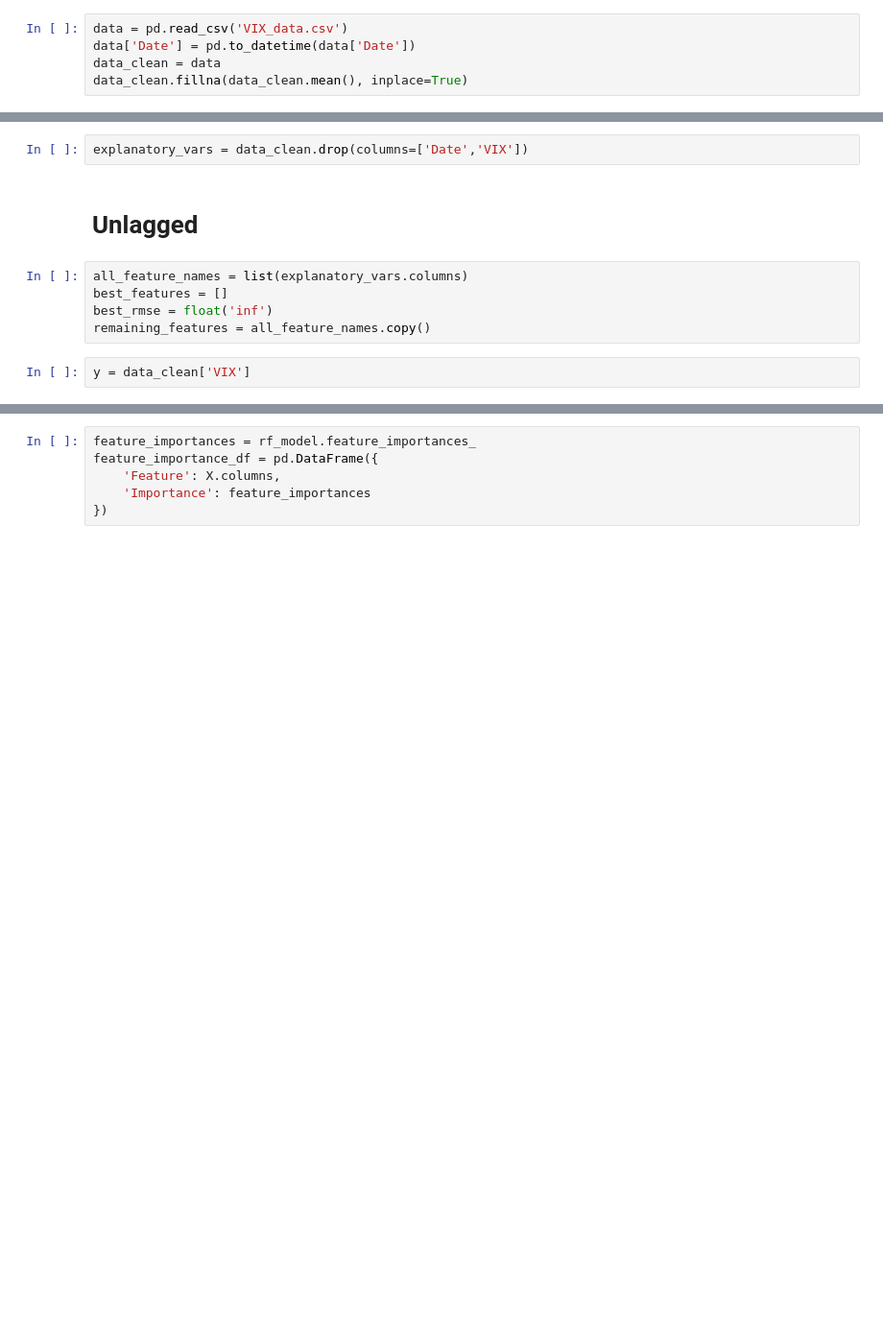
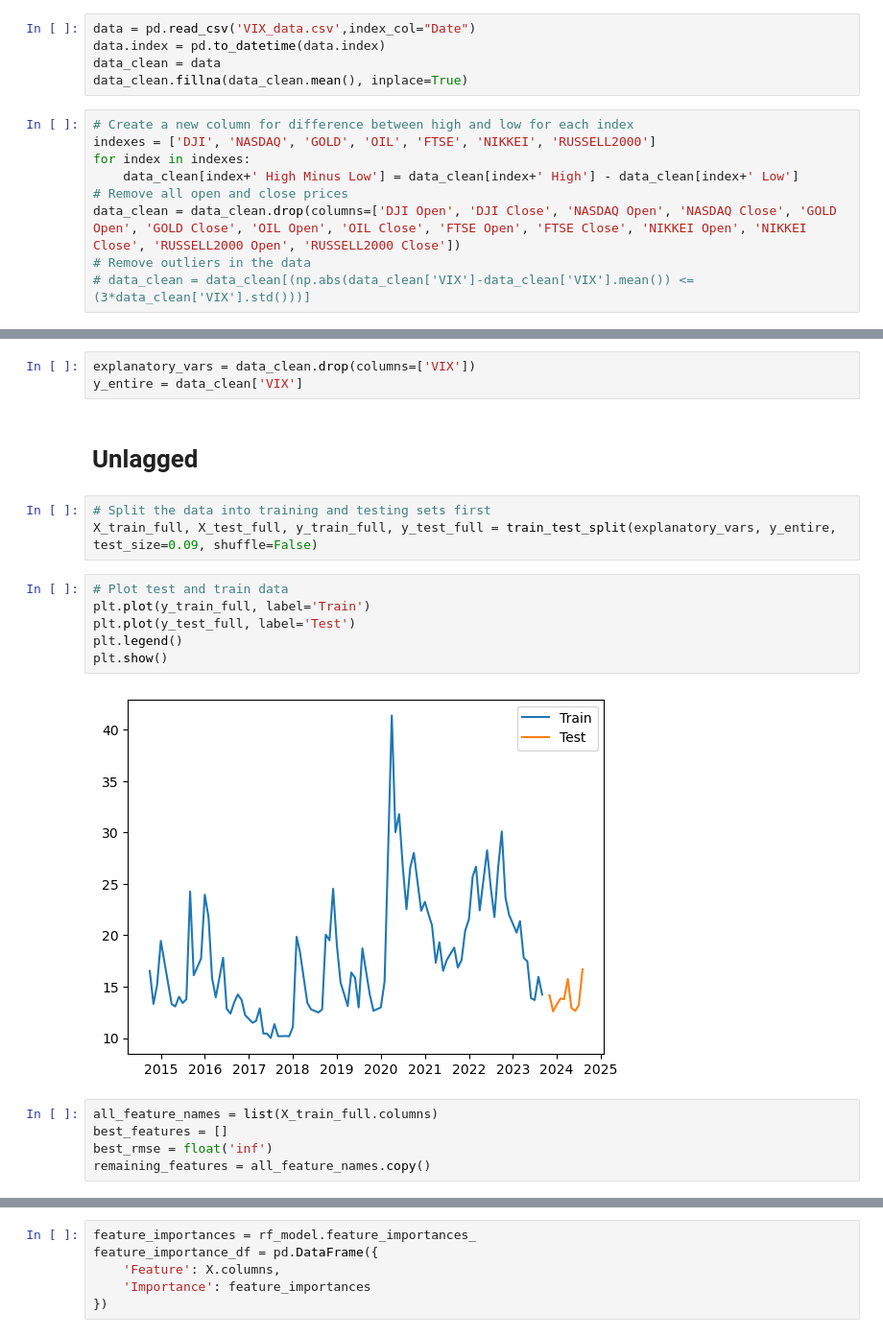
Before and after one commit to t-creech/VIX-Project, a Jupyter notebook: Random Forest Greedy.ipynb, the cells around one changed output, grey strips where cells are left out. Shown at 96% size. Drawn from its saved outputs; the diff is of its cells as text; blank space fills up the shorter version.

```diff
--- a/Random Forest Greedy.ipynb
+++ b/Random Forest Greedy.ipynb
@@ -9,5 +8,14 @@ from itertools import combinations
 # %%
-data = pd.read_csv('VIX_data.csv')
-data['Date'] = pd.to_datetime(data['Date'])
+data = pd.read_csv('VIX_data.csv',index_col="Date")
+data.index = pd.to_datetime(data.index)
 data_clean = data
 data_clean.fillna(data_clean.mean(), inplace=True)
+# %%
+# Create a new column for difference between high and low for each index
+indexes = ['DJI', 'NASDAQ', 'GOLD', 'OIL', 'FTSE', 'NIKKEI', 'RUSSELL2000']
+for index in indexes:
+    data_clean[index+' High Minus Low'] = data_clean[index+' High'] - data_clean[index+' Low']
+# Remove all open and close prices
+data_clean = data_clean.drop(columns=['DJI Open', 'DJI Close', 'NASDAQ Open', 'NASDAQ Close', 'GOLD Open', 'GOLD Close', 'OIL Open', 'OIL Close', 'FTSE Open', 'FTSE Close', 'NIKKEI Open', 'NIKKEI Close', 'RUSSELL2000 Open', 'RUSSELL2000 Close'])
+# Remove outliers in the data
+# data_clean = data_clean[(np.abs(data_clean['VIX']-data_clean['VIX'].mean()) <= (3*data_clean['VIX'].std()))]
@@ -14,14 +39,24 @@ data_clean.fillna(data_clean.mean(), inplace=True)
 # %%
-explanatory_vars = data_clean.drop(columns=['Date','VIX'])
+explanatory_vars = data_clean.drop(columns=['VIX'])
+y_entire = data_clean['VIX']
 # %% [markdown]
 # Unlagged
+# %%
+# Split the data into training and testing sets first
+X_train_full, X_test_full, y_train_full, y_test_full = train_test_split(explanatory_vars, y_entire, test_size=0.09, shuffle=False)
+# %%
+# Plot test and train data
+plt.plot(y_train_full, label='Train')
+plt.plot(y_test_full, label='Test')
+plt.legend()
+plt.show()
+# %% [output]
+[figure, added]
 # %%
-all_feature_names = list(explanatory_vars.columns)
+all_feature_names = list(X_train_full.columns)
 best_features = []
 best_rmse = float('inf')
 remaining_features = all_feature_names.copy()
-# %%
-y = data_clean['VIX']
 # %%
 for i in range(len(remaining_features)):
     feature_to_add = None
```
Also changed, not shown: parts of 12 cells of this notebook, 5 other files.
